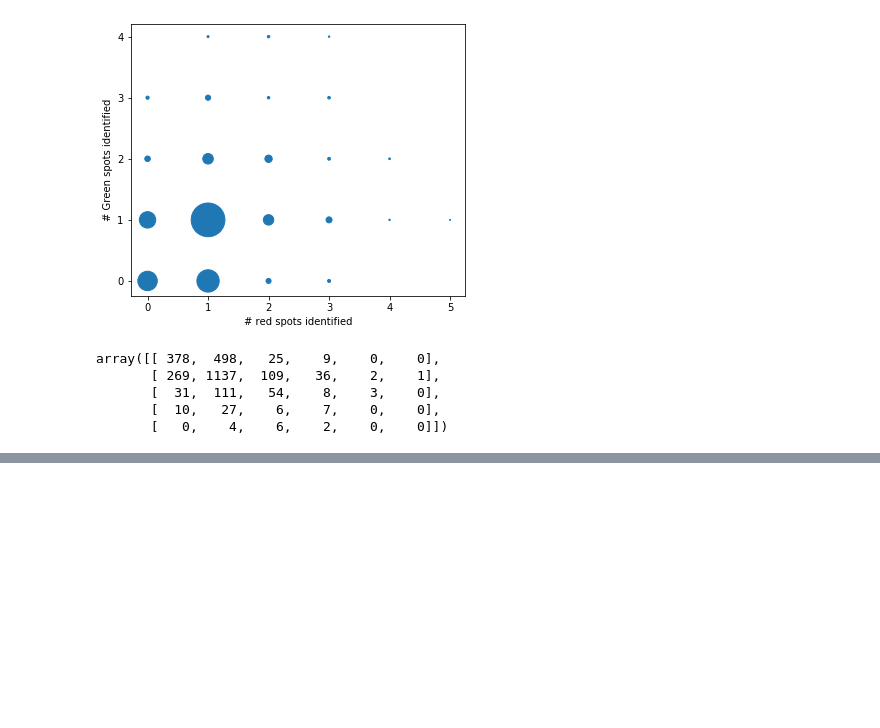
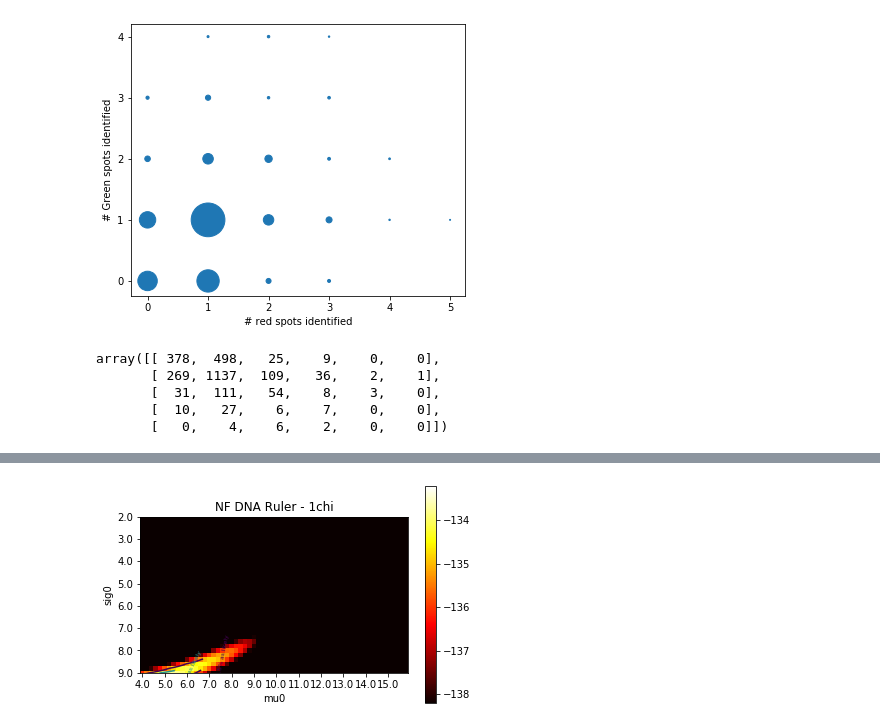
Before and after one commit to Fluorescence-Tools/Seidel, a Jupyter notebook: analysisNotebooks/2020Q2/200427_NF_DNARuler.ipynb, the cells around one changed output, grey strips where cells are left out. Drawn from its saved outputs; the diff is of its cells as text; code cells hidden in the pictures; blank space fills up the shorter version.

```diff
--- a/analysisNotebooks/2020Q2/200427_NF_DNARuler.ipynb
+++ b/analysisNotebooks/2020Q2/200427_NF_DNARuler.ipynb
@@ -189 +349,21 @@ Variables
+# %%
+param_ranges={"sig0":np.arange(2, 14, 0.2),"mu0":np.arange(0, 16,0.2)}
+p = df.genPeakEst(1, counts, bins)
+p['mu0'].set(vary = True, value = 13)
+p['sig0'].set(vary = True, value = 10)
+p['A0'].set(vary = True, value = 270)
+p['bg'].set(vary = False, value = 0)
+#p['mu1'].set(vary = True, value = 7)
+#p['sig1'].set(vary = True, value = 10)
+#p['A1'].set(vary = True, value = 93)
+#p['mu2'].set(vary = True, value = 0)
+#p['sig2'].set(vary = True, value = 10)
+#p['A2'].set(vary = True, value = 650)
+
+
+MFsurface = df.scanLikelihoodSurface(param_ranges, p, bins, counts)
+outname = r'N:\Singlem\singlem20-2\April\27_dB_noFRET_JHB\analysis_NV\Likelihood_surface1Chi.png'
+df.plotLikelihoodSurface(MFsurface, param_ranges, outname = outname, title = 'NF DNA Ruler - 1chi', skip = 5)
+# %% [output]
+[figure, added]
 # %%
```
Also changed, not shown: parts of 13 cells of this notebook, 57 other files.
